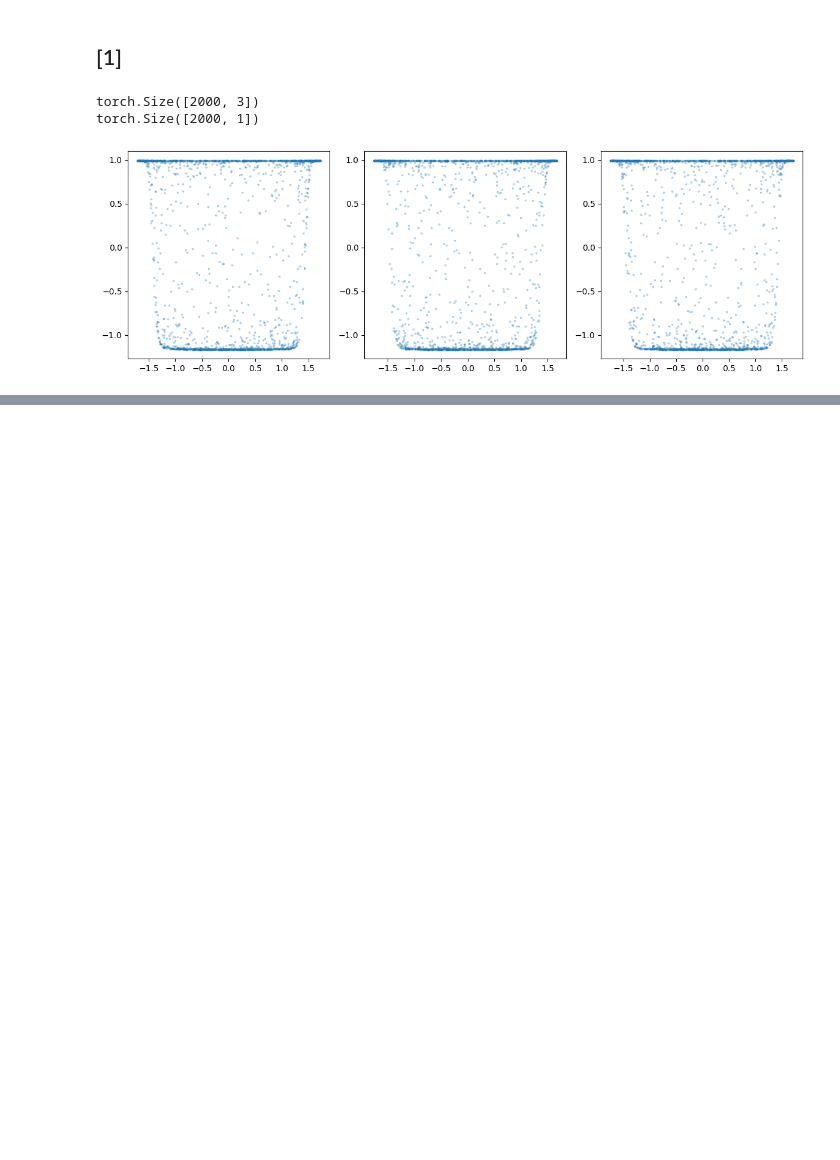
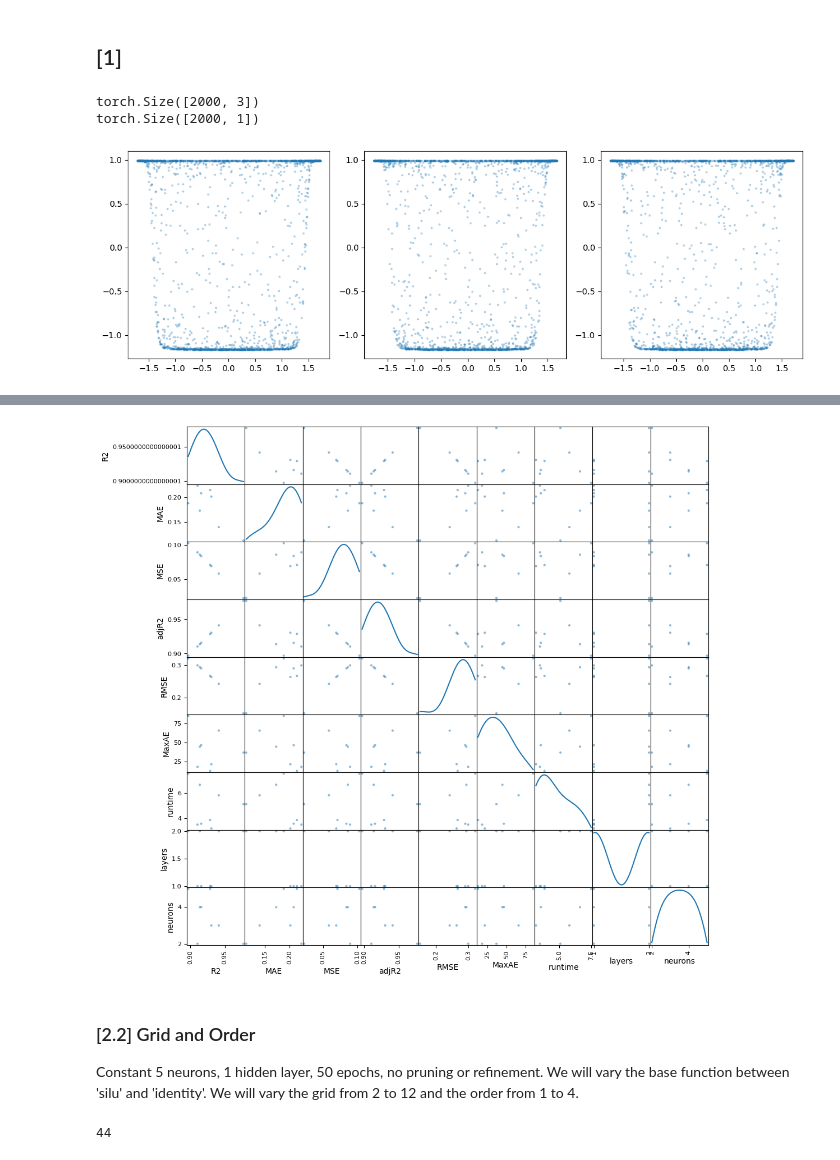
Before and after one commit to nhsnow2/pykanKAN, a Jupyter notebook: scripts/toy_problems/phase_hyperparameter_study.ipynb, the cells around one changed output, grey strips where cells are left out. Saved outputs shown, nothing was run; the diff lists cells and outputs as text; code cells hidden in the pictures; blank space fills up the shorter version.

Commit message:
quick

```diff
--- a/scripts/toy_problems/phase_hyperparameter_study.ipynb
+++ b/scripts/toy_problems/phase_hyperparameter_study.ipynb
@@ -158,7 +160,7 @@ class KanModel:
                             **kwargs,
                             ):
         nx = dataset['test_input'].shape[1] if dataset else self.dataset['test_input'].shape[1]
-        Y_TRUE = dataset['test_label'] if dataset else self.dataset['test_label'].detach().cpu().numpy()
+        Y_TRUE = dataset['test_label'].cpu().numpy() if dataset else self.dataset['test_label'].detach().cpu().numpy()
         n = Y_TRUE.shape[0]
         Y_PREDICTED = self.model(dataset['test_input']).detach().cpu().numpy() if dataset else self.model(self.dataset['test_input']).detach().cpu().numpy()
         r2 = r2_score(Y_TRUE, Y_PREDICTED)
@@ -275,16 +294,22 @@ Consistent initialization function, grid, order, solver, learning rate, epochs,
+# %%
+layer_options = [1,2]
+neuron_options = [2,3,4,5]
+
+hyprm_options = list(itertools.product(layer_options, neuron_options))
+construction_args={'hidden_layers':[4]}
+training_args={'steps':50, 'opt':'Adam', 'lr':0.1, 'lamb':0.01, 'singularity_avoiding': True}
 # %%
-def evaluate_hyprm(
-                   single_param: dict,
-                   construction_args: dict,
-                   training_args: dict,
-                   dataset: dict
-                   ):
-
-    timer0 = timing.time()
-    quickmodel = KanModel(dataset, **single_param, **construction_args, device=device)
-    quickmodel.fit(dataset, **training_args)
-    metrics = quickmodel.evaluate_performance(dataset)
-    timer1 = timing.time()
-    metrics['runtime'] = timer1 - timer0
-
-    return metrics
+results = []
+for layers, neurons in hyprm_options:
+    construction_args['hidden_layers'] = [neurons for l in range(layers)]
+    rdict = (evaluate_hyprm(
+                            construction_args=construction_args,
+                            training_args=training_args,
+                            dataset=dataset
+                            ))
+    rdict['layers'] = layers
+    rdict['neurons'] = neurons
+    results.append(rdict)
+print(len(results))
+print(len(results[0].keys()))
+results = pd.DataFrame(results)
@@ -290,0 +351,20 @@ def evaluate_hyprm(
+# %%
+axs = pd.plotting.scatter_matrix(results, figsize=(12,12), grid=True, diagonal='kde')
+# %% [output]
+[figure, added]
+# %% [markdown]
+### [2.2] Grid and Order
+Constant 5 neurons, 1 hidden layer, 50 epochs, no pruning or refinement. We will vary the base function between 'silu' and 'identity'. We will vary the grid from 2 to 12 and the order from 1 to 4.
+# %%
+base_functions = ['silu', 'identity']
+grid_options = list(range(2,13))
+order_options = list(range(1,5))
+noise_options = [i*0.1 for i in range(0,10)]
+
+hyprm_options = list(itertools.product(grid_options, order_options))
+print(len(hyprm_options))
+
+construction_args={'hidden_layers':[5], 'base_fun':'identity','grid':12,'k':3, 'noise_scale':0.3}
+training_args={'steps':50, 'opt':'Adam', 'lr':0.1, 'lamb':0.01, 'singularity_avoiding': True}
+# %% [output]
+44
```
Also changed, not shown: parts of 18 cells of this notebook.
